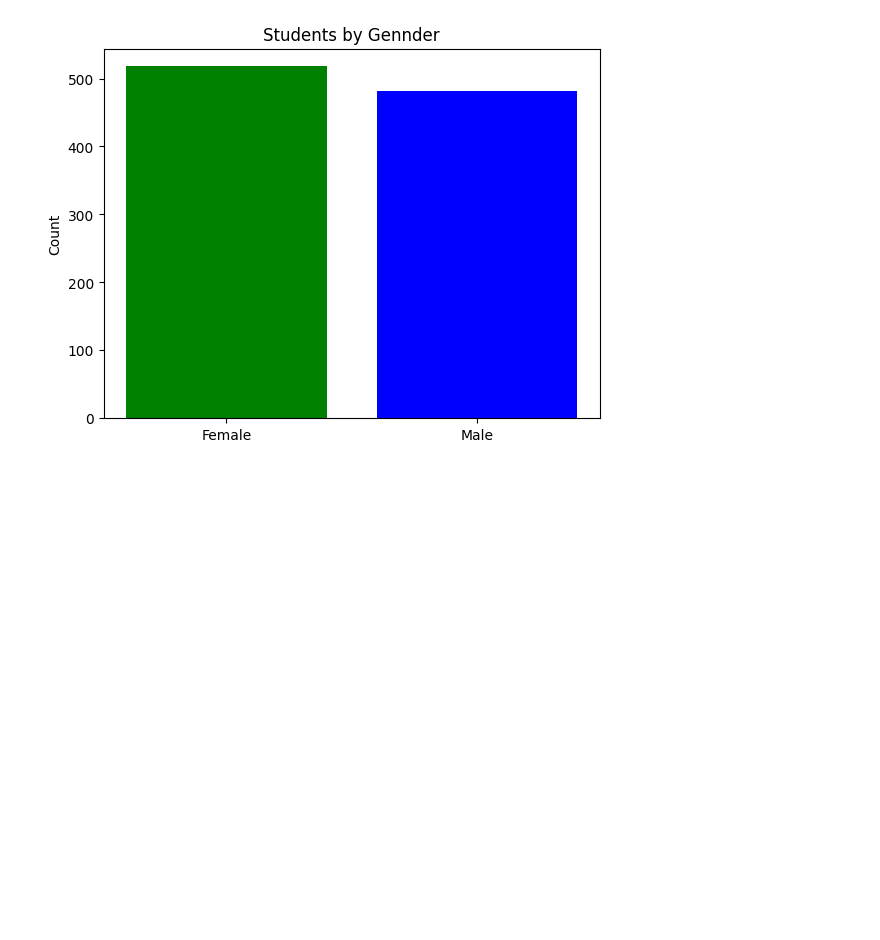
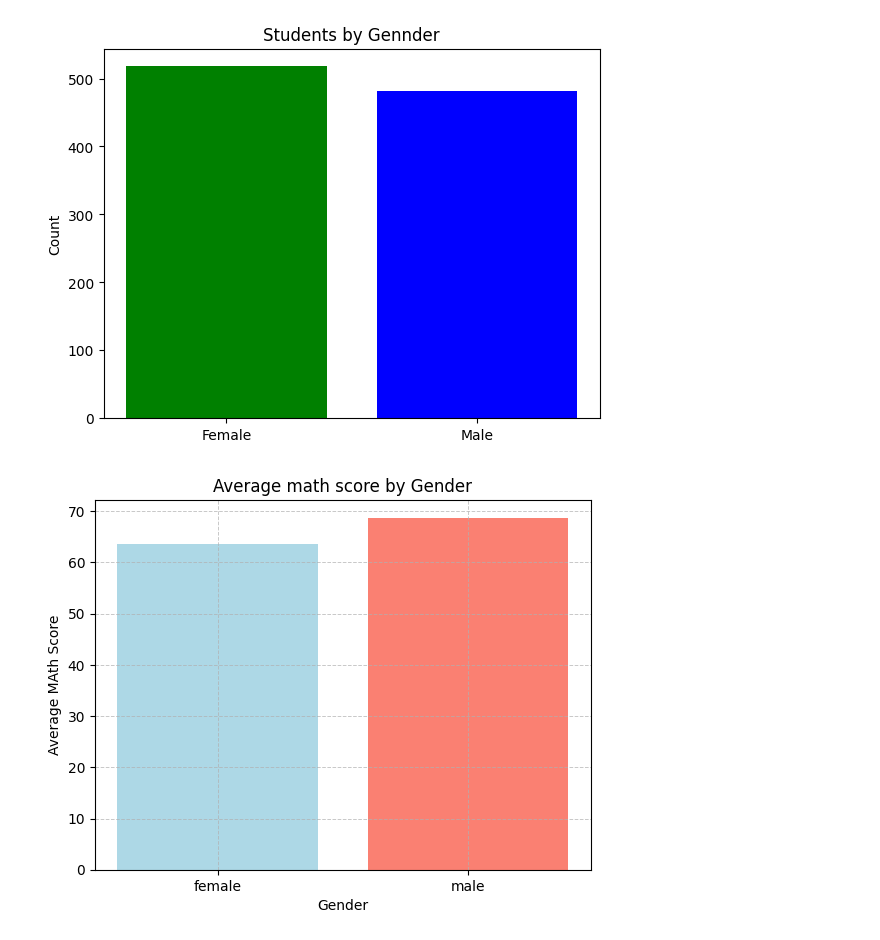
Before and after one commit to Nakib-Nasrullah/Research-Skill, a Jupyter notebook: 6_Matplotlib_and_Seaborn.ipynb, the cells around one changed output. Cells and saved outputs as stored; diff of their text form; code cells hidden in the pictures; blank space fills up the shorter version.

```diff
--- a/6_Matplotlib_and_Seaborn.ipynb
+++ b/6_Matplotlib_and_Seaborn.ipynb
@@ -165,3 +165,16 @@ plt.title("Students by Gennder")
 plt.show()
 # %% [output]
 [figure]
+# %%
+# Group by gender, average math score
+avg_math = students.groupby('gender')['math score'].mean()
+
+# Bar plot
+plt.grid(True, which='both', linestyle="--", linewidth=0.7, alpha= 0.7)
+plt.bar(avg_math.index, avg_math.values, color=['lightblue', 'salmon'])
+plt.title("Average math score by Gender")
+plt.xlabel('Gender')
+plt.ylabel('Average MAth Score')
+plt.show()
+# %% [output]
+[figure, added]
```
